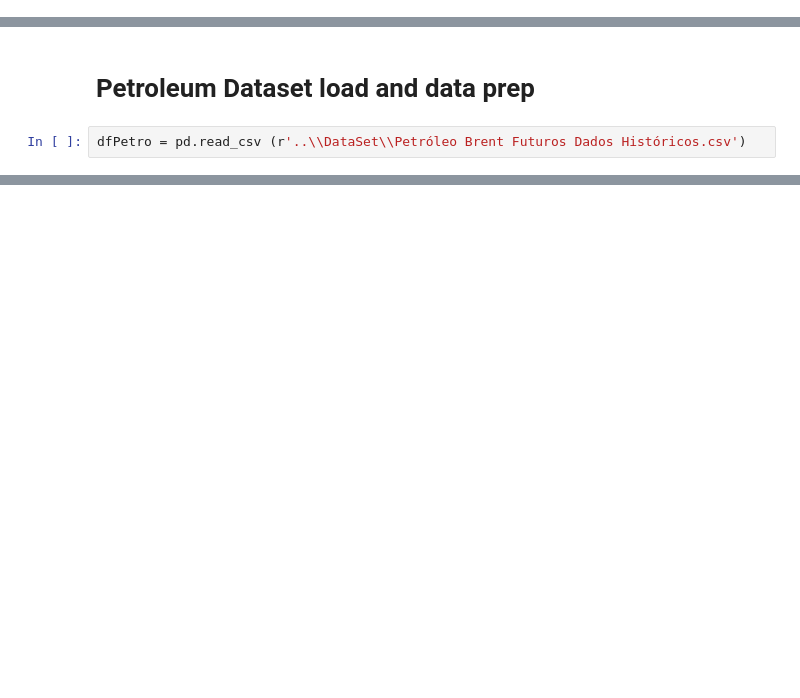
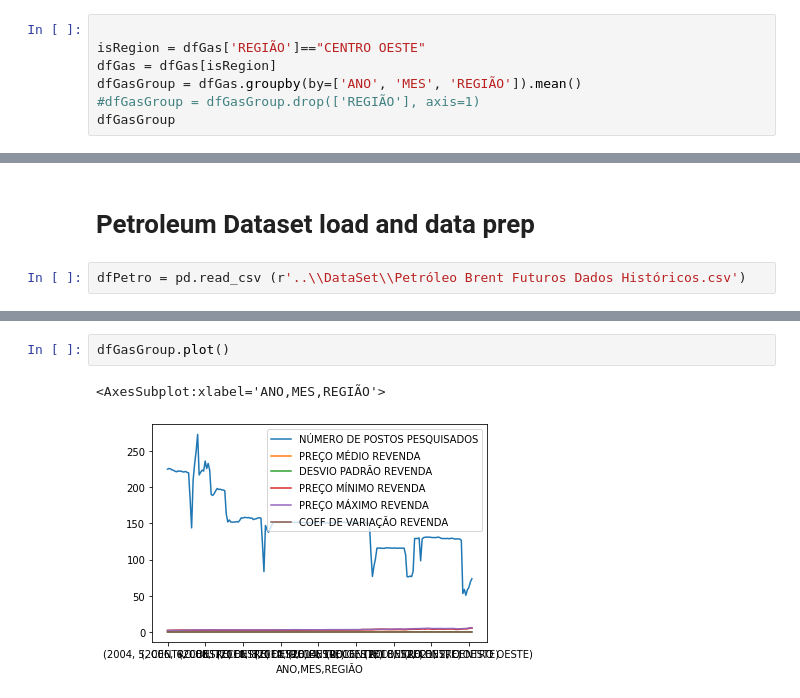
Before and after one commit to oliveira-chr/Gasolina-Petroleo-Dataset, a Jupyter notebook: jupiter/project.ipynb, the cells around one changed output, grey strips where cells are left out. Saved outputs shown, nothing was run; the diff lists cells and outputs as text; blank space fills up the shorter version.

```diff
--- a/jupiter/project.ipynb
+++ b/jupiter/project.ipynb
@@ -63,0 +46,7 @@ dfGasGroup
+# %%
+
+isRegion = dfGas['REGIÃO']=="CENTRO OESTE"
+dfGas = dfGas[isRegion]
+dfGasGroup = dfGas.groupby(by=['ANO', 'MES', 'REGIÃO']).mean()
+#dfGasGroup = dfGasGroup.drop(['REGIÃO'], axis=1)
+dfGasGroup
@@ -100,0 +130,5 @@ dfPeroGroup = dfPetro.groupby(by=['MES', 'ANO']).mean()
+# %%
+dfGasGroup.plot()
+# %% [output]
+<AxesSubplot:xlabel='ANO,MES,REGIÃO'>
+[figure, added]
```
Also changed, not shown: parts of 11 cells of this notebook.
